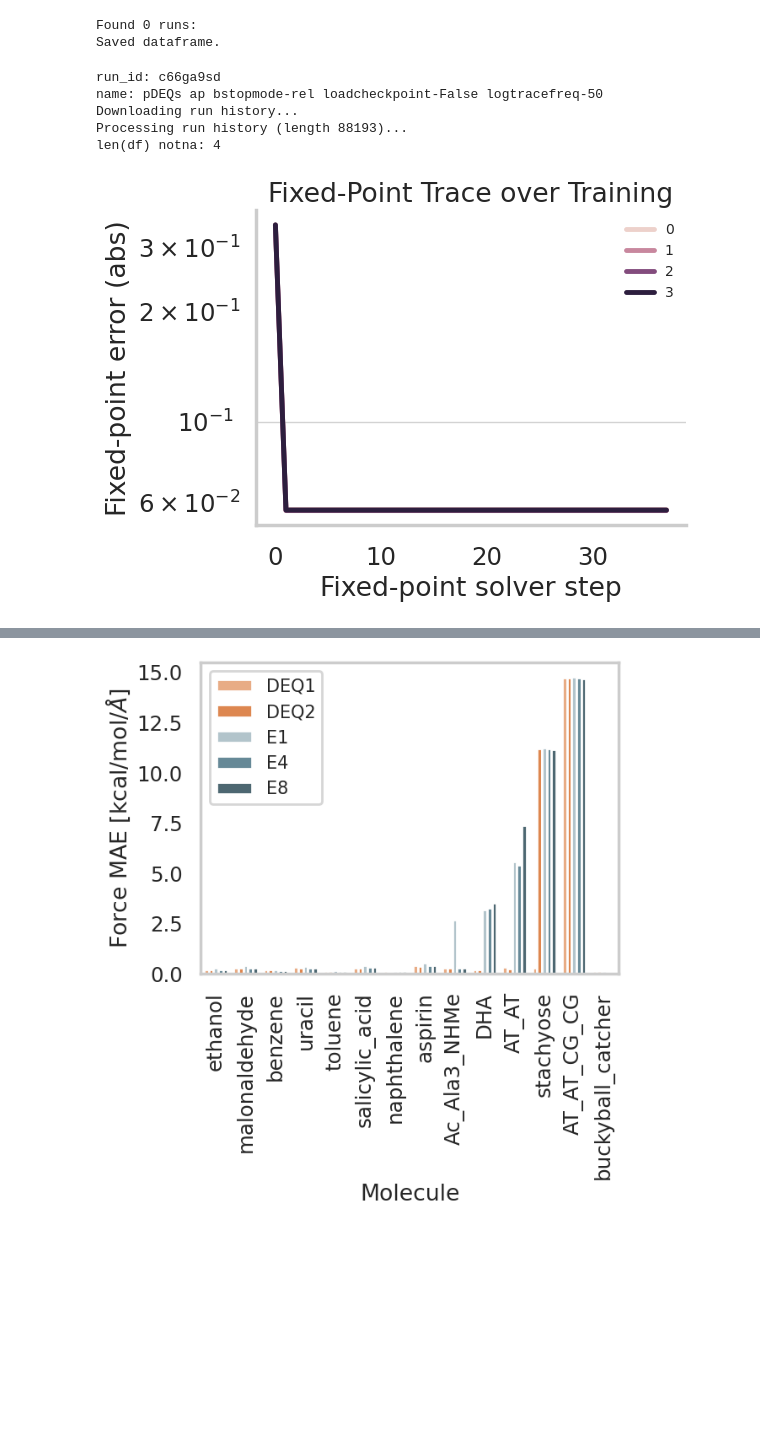
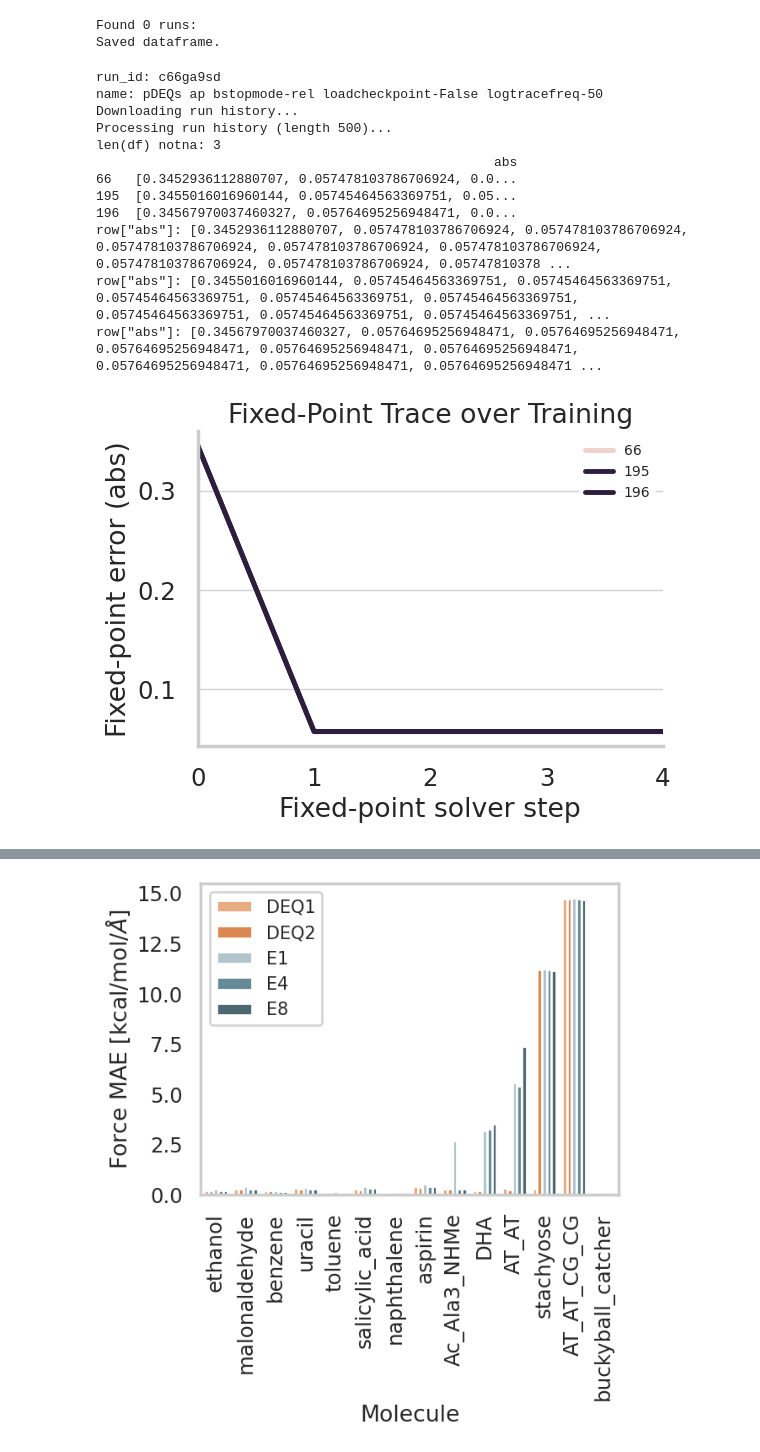
Before and after one commit to BurgerAndreas/equilibrium-forcefields, a Jupyter notebook: src/deq2ff/plotting/dashboard.ipynb, the cells around one changed output, grey strips where cells are left out. Saved outputs shown, nothing was run; the diff lists cells and outputs as text; code cells hidden in the pictures; blank space fills up the shorter version.

Commit message:
plotting of fp traj

```diff
--- a/src/deq2ff/plotting/dashboard.ipynb
+++ b/src/deq2ff/plotting/dashboard.ipynb
@@ -22,6 +22,7 @@ from deq2ff.plotting.style import (
     set_style_after,
     myrc,
     cdict,
+    reset_plot_styles,
 )
 from deq2ff.plotting.dashboard import (
     get_runs_from_wandb,
@@ -55,7 +56,7 @@ df = get_runs_from_wandb(
     filters={
         # https://www.mongodb.com/docs/manual/reference/operator/query-comparison/
         "$or": [{"state": "finished"}, {"state": "crashed"}],
-        "tags": {"$nin": ["eval", "inf"]},
+        "tags": {"$nin": ["eval", "inf", "ignore"]},
     },
 )
 df = preprocess_df(df=df, project=project, error_metric=error_metric)
@@ -651,0 +592,10 @@ plt.show()
+# %%
+df_alt = df_error_avg.copy()
+df_alt.loc[df_alt["Model"] == "DEQ1", f"{error_metric}_norm"] = 0.312
+df_alt["NFE_time_norm"] = df_alt["NFE_time_norm"] / 20
+
+reset_plot_styles()
+set_seaborn_style()
+fig, ax = plot_acc_vs_speed(df_alt, x="NFE_time_norm", y=f"{error_metric}_norm", ylabel=ylabel, xlabel="time forward per batch", title="Normalized Error vs Time")
+set_style_after(ax=ax)
+plt.show()
@@ -713,20 +665,30 @@ Found 0 runs:
 Saved dataframe.
 # %%
 # plot error traj
+# careful, the results are stochastic because wandb data is randomly sampled
 from deq2ff.plotting.fp_error_traj_train import plot_fp_error_traj
 
 # pDEQs ap bstopmode-rel
 # https://wandb.ai/andreas-burger/Equi2/runs/c66ga9sd
 # +use=deq +cfg=ap +deq_kwargs.b_stop_mode=rel log_trace_freq=50
 run_id = "c66ga9sd"
-fig, ax = plot_fp_error_traj(run_id, error_type="abs", datasplit="train", logscale=True)
-# plt.show()
+fig, ax = plot_fp_error_traj(
+    run_id, error_type="abs", datasplit="train", logscale=False, xmax=4
+)
+plt.show()
 # %% [output]
 run_id: c66ga9sd
 name: pDEQs ap bstopmode-rel loadcheckpoint-False logtracefreq-50
 Downloading run history...
-Processing run history (length 88193)...
-len(df) notna: 4
+Processing run history (length 500)...
+len(df) notna: 3
+                                                   abs
+66   [0.3452936112880707, 0.057478103786706924, 0.0...
+195  [0.3455016016960144, 0.05745464563369751, 0.05...
+196  [0.34567970037460327, 0.05764695256948471, 0.0...
+row["abs"]: [0.3452936112880707, 0.057478103786706924, 0.057478103786706924, 0.057478103786706924, 0.057478103786706924, 0.057478103786706924, 0.057478103786706924, 0.057478103786706924, 0.05747810378 ...
+row["abs"]: [0.3455016016960144, 0.05745464563369751, 0.05745464563369751, 0.05745464563369751, 0.05745464563369751, 0.05745464563369751, 0.05745464563369751, 0.05745464563369751, 0.05745464563369751, ...
+row["abs"]: [0.34567970037460327, 0.05764695256948471, 0.05764695256948471, 0.05764695256948471, 0.05764695256948471, 0.05764695256948471, 0.05764695256948471, 0.05764695256948471, 0.05764695256948471 ...
-[figure, old version]
+[figure, new version]
 # %%
 # plot error traj
```
Also changed, not shown: parts of 19 cells of this notebook, 3 other files.
